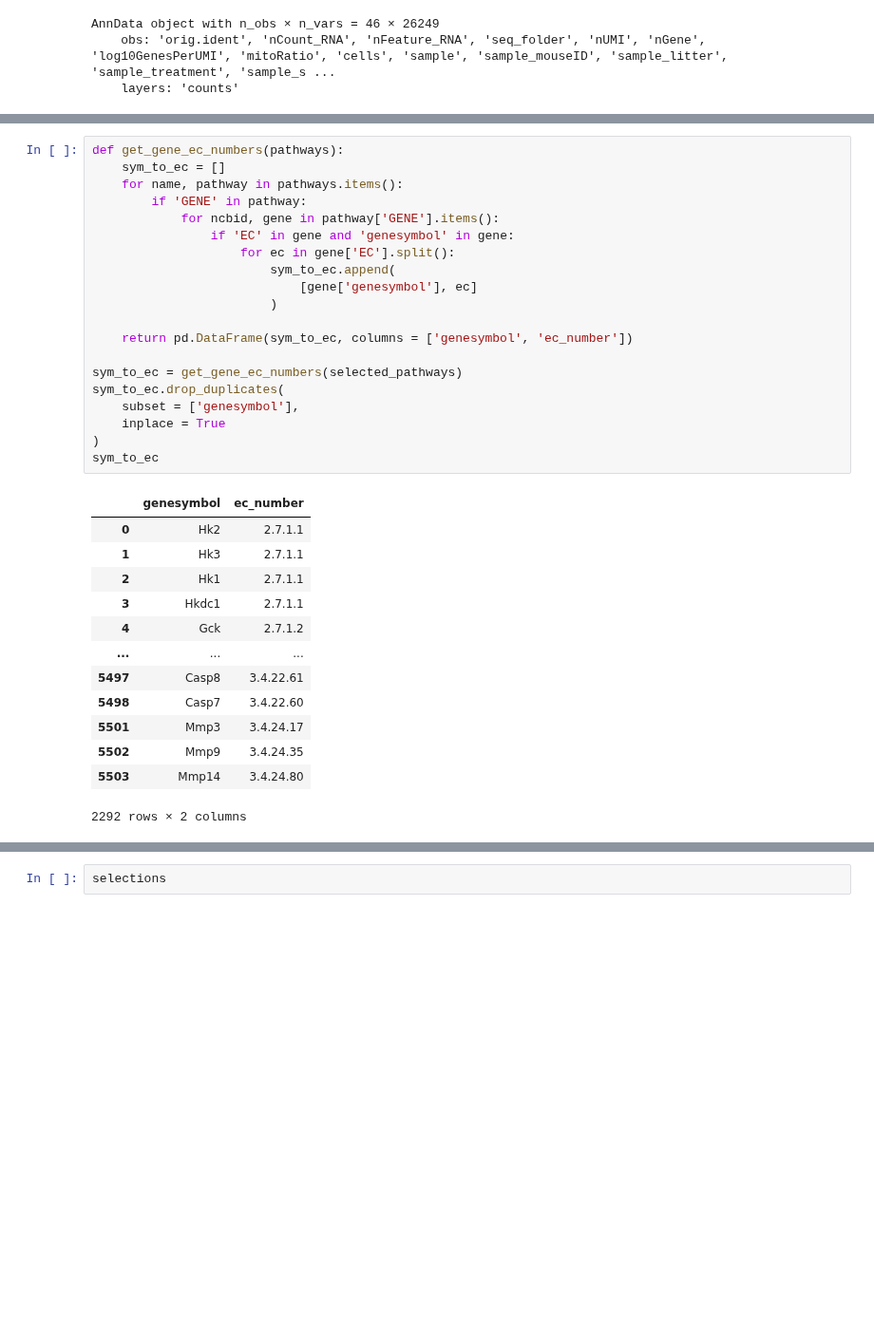
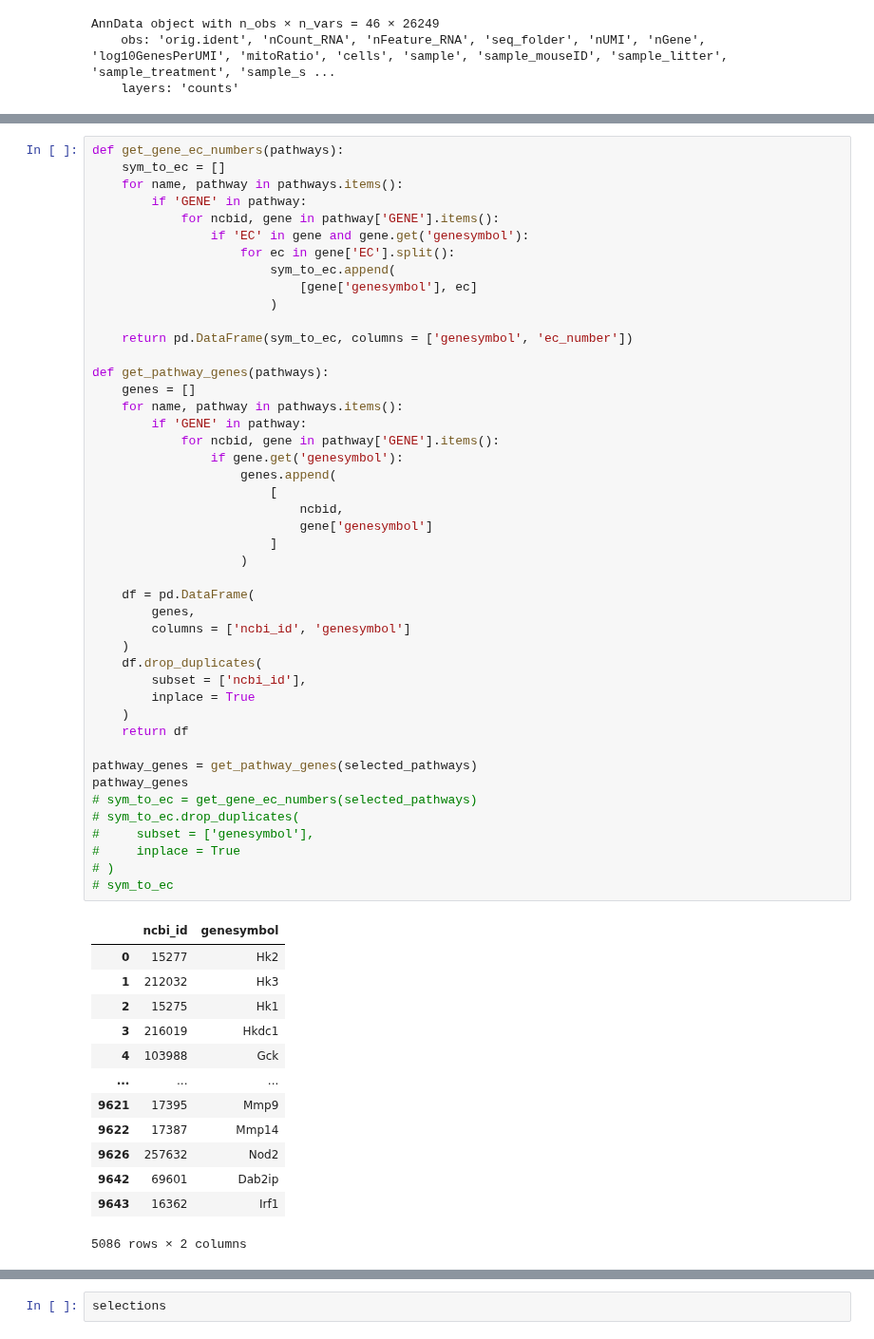
Before and after one commit to menchelab/novarinocollab, a Jupyter notebook: notebooks/metabo_analysis.ipynb, the cells around one changed output, grey strips where cells are left out. Shown at 95% size. Drawn from its saved outputs; the diff is of its cells as text; blank space fills up the shorter version.

```diff
--- a/notebooks/metabo_analysis.ipynb
+++ b/notebooks/metabo_analysis.ipynb
@@ -853,34 +917,59 @@ lfc
 # %%
 def get_gene_ec_numbers(pathways):
     sym_to_ec = []
     for name, pathway in pathways.items():
         if 'GENE' in pathway:
             for ncbid, gene in pathway['GENE'].items():
-                if 'EC' in gene and 'genesymbol' in gene:
+                if 'EC' in gene and gene.get('genesymbol'):
                     for ec in gene['EC'].split():
                         sym_to_ec.append(
                             [gene['genesymbol'], ec]
                         )
 
     return pd.DataFrame(sym_to_ec, columns = ['genesymbol', 'ec_number'])
 
-sym_to_ec = get_gene_ec_numbers(selected_pathways)
-sym_to_ec.drop_duplicates(
-    subset = ['genesymbol'],
-    inplace = True
-)
-sym_to_ec
+def get_pathway_genes(pathways):
+    genes = []
+    for name, pathway in pathways.items():
+        if 'GENE' in pathway:
+            for ncbid, gene in pathway['GENE'].items():
+                if gene.get('genesymbol'):
+                    genes.append(
+                        [
+                            ncbid,
+                            gene['genesymbol']
+                        ]
+                    )
+
+    df = pd.DataFrame(
+        genes,
+        columns = ['ncbi_id', 'genesymbol']
+    )
+    df.drop_duplicates(
+        subset = ['ncbi_id'],
+        inplace = True
+    )
+    return df
+
+pathway_genes = get_pathway_genes(selected_pathways)
+pathway_genes
+# sym_to_ec = get_gene_ec_numbers(selected_pathways)
+# sym_to_ec.drop_duplicates(
+#     subset = ['genesymbol'],
+#     inplace = True
+# )
+# sym_to_ec
 # %% [output]
-|  | genesymbol | ec_number |
-| 0 | Hk2 | 2.7.1.1 |
-| 1 | Hk3 | 2.7.1.1 |
-| 2 | Hk1 | 2.7.1.1 |
-| 3 | Hkdc1 | 2.7.1.1 |
-| 4 | Gck | 2.7.1.2 |
+|  | ncbi_id | genesymbol |
+| 0 | 15277 | Hk2 |
+| 1 | 212032 | Hk3 |
+| 2 | 15275 | Hk1 |
+| 3 | 216019 | Hkdc1 |
+| 4 | 103988 | Gck |
 | ... | ... | ... |
-| 5497 | Casp8 | 3.4.22.61 |
-| 5498 | Casp7 | 3.4.22.60 |
-| 5501 | Mmp3 | 3.4.24.17 |
-| 5502 | Mmp9 | 3.4.24.35 |
-| 5503 | Mmp14 | 3.4.24.80 |
+| 9621 | 17395 | Mmp9 |
+| 9622 | 17387 | Mmp14 |
+| 9626 | 257632 | Nod2 |
+| 9642 | 69601 | Dab2ip |
+| 9643 | 16362 | Irf1 |
-2292 rows × 2 columns
+5086 rows × 2 columns
```
Also changed, not shown: parts of 22 cells of this notebook, 1 other file.
